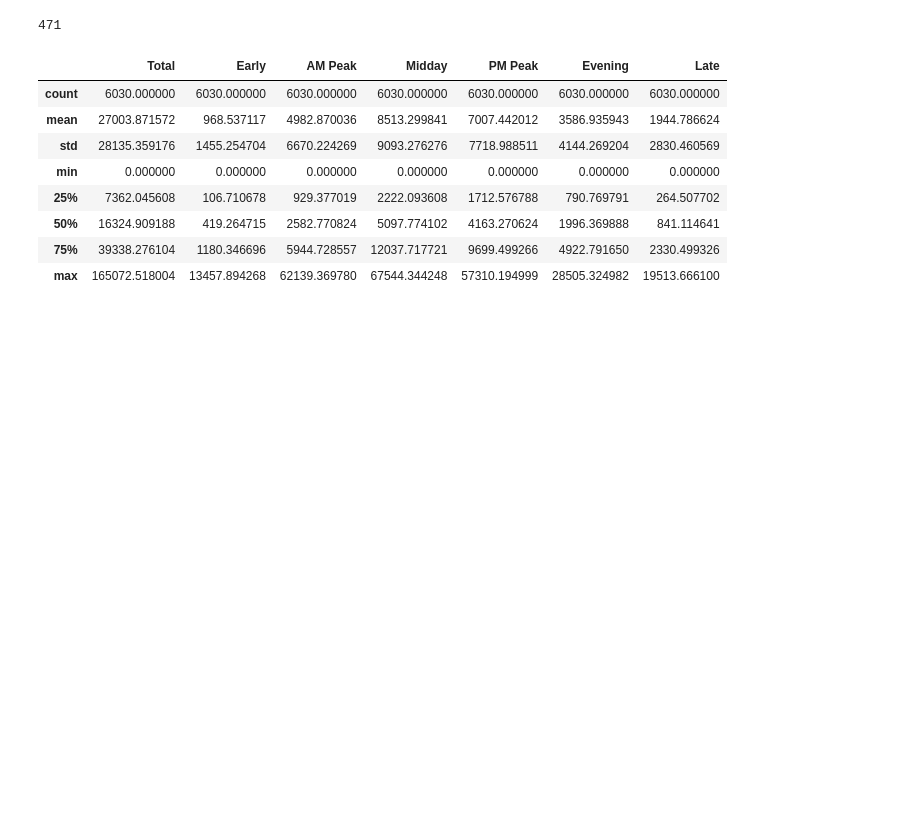
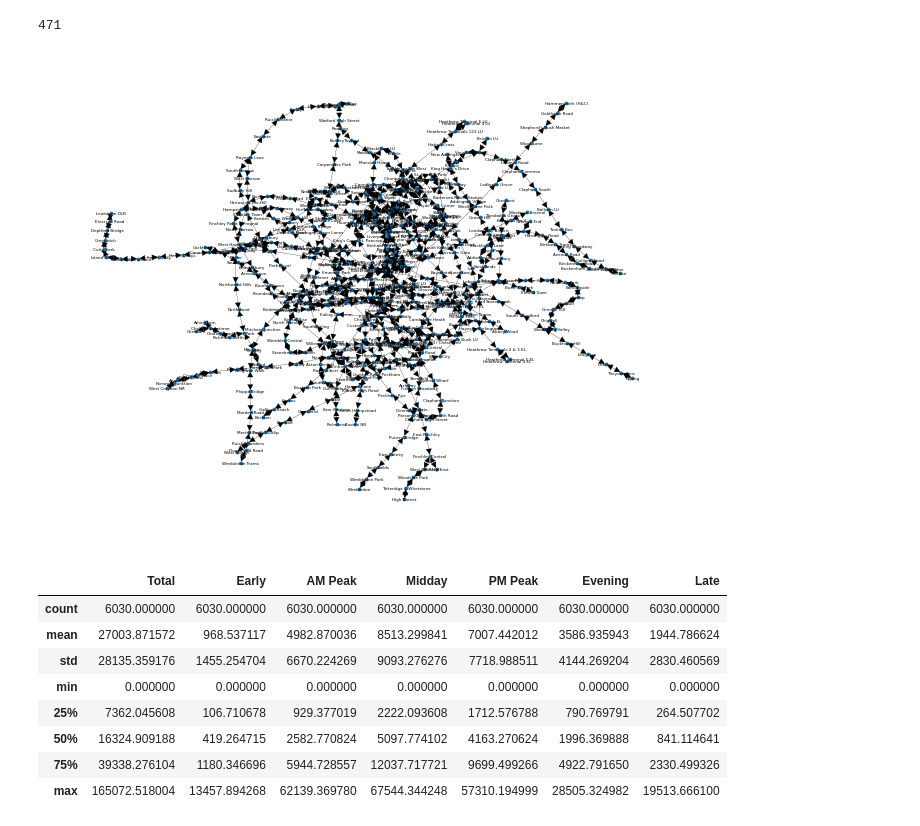
Before and after one commit to SerranoAdrian/FlowForecasting, a Jupyter notebook: TfL_Data_explore.ipynb, the cells around one changed output. Saved outputs shown, nothing was run; the diff lists cells and outputs as text; code cells hidden in the pictures; blank space fills up the shorter version.

```diff
--- a/TfL_Data_explore.ipynb
+++ b/TfL_Data_explore.ipynb
@@ -55,6 +58,31 @@ df_numbat_link_loads
 len(df_numbat_link_loads['From NLC'].unique())
 # %% [output]
 471
+# %%
+london_network = nx.DiGraph()
+london_network.add_edges_from([
+    (s,e) for s,e in df_numbat_link_loads[df_numbat_link_loads['weekday'] == 'MON'][["From NLC", "To NLC"]].values
+])
+# %%
+node_attr = {
+        id_mnlc: {"line" : line, "station_name" : station_name}
+        for id_mnlc, station_name, line in df_numbat_link_loads[df_numbat_link_loads['weekday'] == 'MON'][["From NLC", "From Station","Line"]].values
+    }
+
+nx.set_node_attributes(
+    london_network,
+
+)
+# %%
+nx.draw(
+    london_network,
+    width=0.1,
+    node_size=3,
+    labels=nx.get_node_attributes(london_network, 'station_name'),
+    font_size=3,
+    )
+# %% [output]
+[figure, added]
 # %%
 day_col = ['Total', 'Early', 'AM Peak', 'Midday', 'PM Peak', 'Evening', 'Late']
 df_numbat_link_loads[day_col].describe()
```
Also changed, not shown: parts of 1 cell of this notebook, 2 other files.
